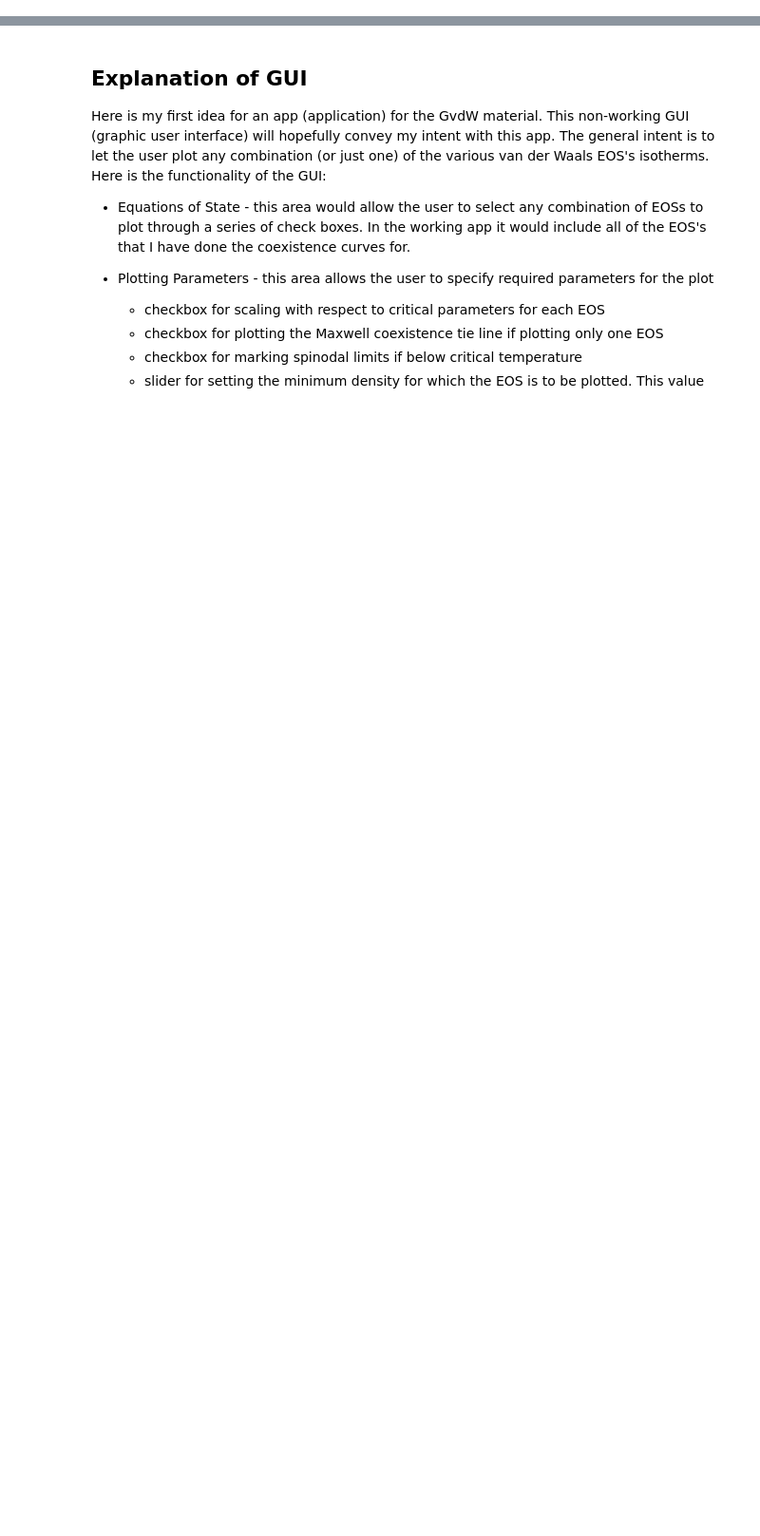
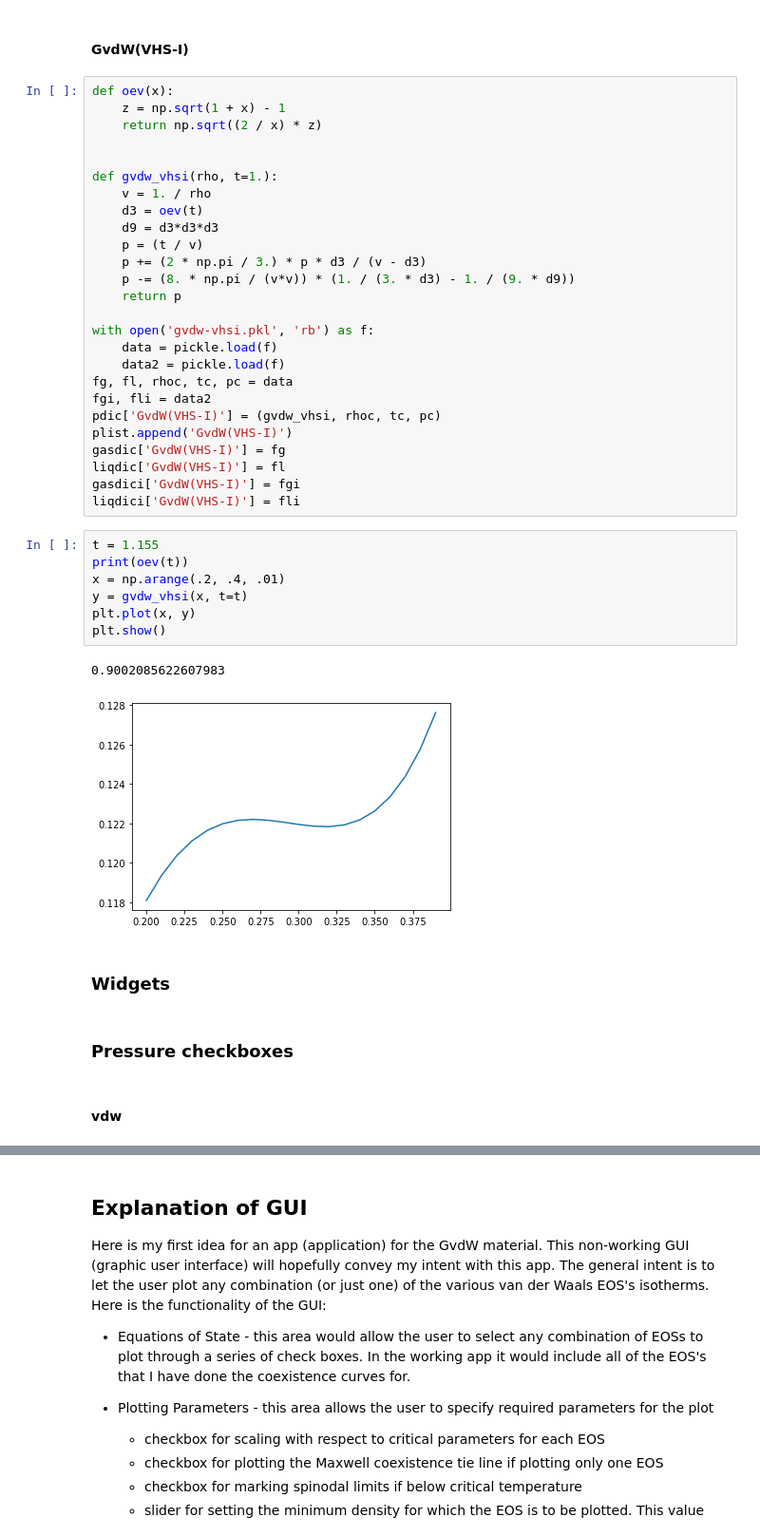
Before and after one commit to benfreasier/gvdw, a Jupyter notebook: eosapp.ipynb, the cells around one changed output, grey strips where cells are left out. Shown at 95% size. Saved outputs shown, nothing was run; the diff lists cells and outputs as text; blank space fills up the shorter version.

```diff
--- a/eosapp.ipynb
+++ b/eosapp.ipynb
@@ -175,0 +135,44 @@ HBox(children=(VBox(children=(Label(value='Equations of State', layout=Layout(he
+# %% [markdown]
+#### GvdW(VHS-I)
+# %%
+def oev(x):
+    z = np.sqrt(1 + x) - 1
+    return np.sqrt((2 / x) * z)
+
+
+def gvdw_vhsi(rho, t=1.):
+    v = 1. / rho
+    d3 = oev(t)
+    d9 = d3*d3*d3
+    p = (t / v)
+    p += (2 * np.pi / 3.) * p * d3 / (v - d3)
+    p -= (8. * np.pi / (v*v)) * (1. / (3. * d3) - 1. / (9. * d9))
+    return p
+
+with open('gvdw-vhsi.pkl', 'rb') as f:
+    data = pickle.load(f)
+    data2 = pickle.load(f)
+fg, fl, rhoc, tc, pc = data
+fgi, fli = data2
+pdic['GvdW(VHS-I)'] = (gvdw_vhsi, rhoc, tc, pc)
+plist.append('GvdW(VHS-I)')
+gasdic['GvdW(VHS-I)'] = fg
+liqdic['GvdW(VHS-I)'] = fl
+gasdici['GvdW(VHS-I)'] = fgi
+liqdici['GvdW(VHS-I)'] = fli
+# %%
+t = 1.155
+print(oev(t))
+x = np.arange(.2, .4, .01)
+y = gvdw_vhsi(x, t=t)
+plt.plot(x, y)
+plt.show()
+# %% [output]
+0.9002085622607983
+[figure, added]
+# %% [markdown]
+### Widgets
+# %% [markdown]
+### Pressure checkboxes
+# %% [markdown]
+#### vdw
```
Also changed, not shown: parts of 38 cells of this notebook.
